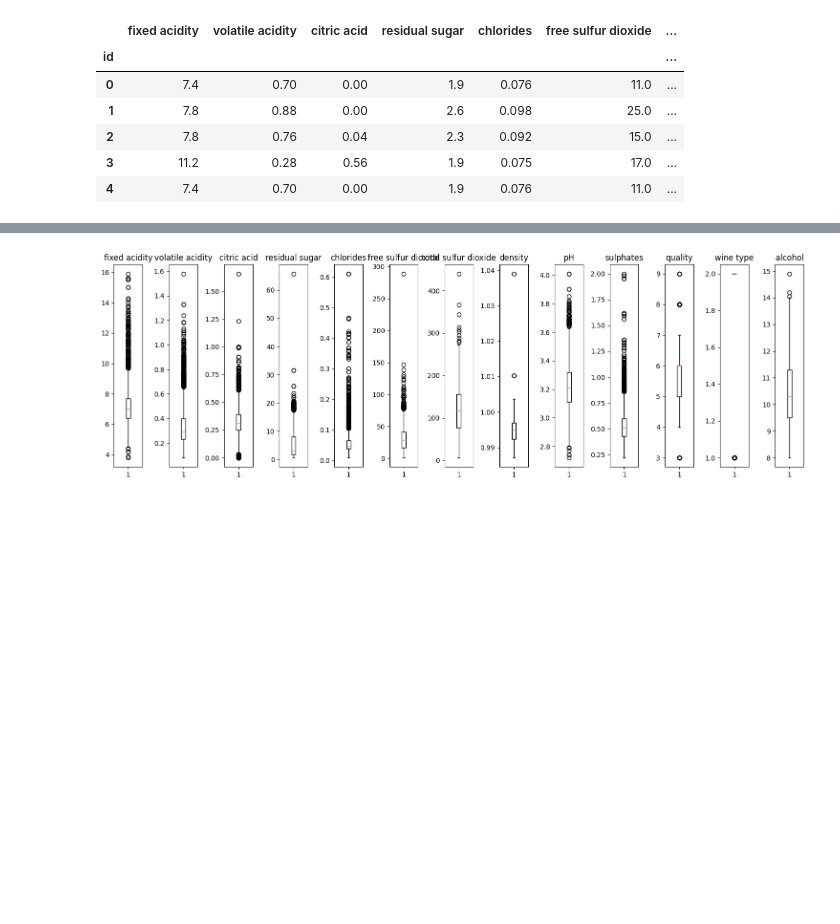
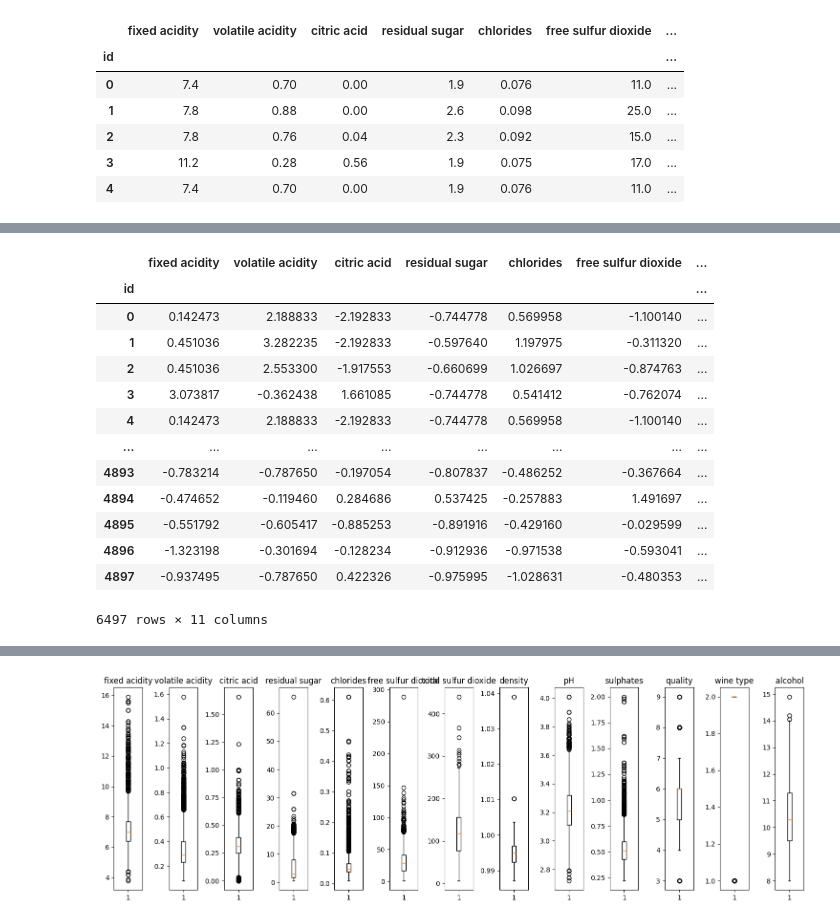
Before and after one commit to Alf-caput/LAB04_Regresion_y_agrupamiento, a Jupyter notebook: LAB04 Regresion_y_agrupamientov2.ipynb, the cells around one changed output, grey strips where cells are left out. Saved outputs shown, nothing was run; the diff lists cells and outputs as text; code cells hidden in the pictures; blank space fills up the shorter version.

Commit message:
scaled numeric

```diff
--- a/LAB04 Regresion_y_agrupamientov2.ipynb
+++ b/LAB04 Regresion_y_agrupamientov2.ipynb
@@ -205,0 +146,6 @@ ModuleNotFoundError: No module named 'sklearn'
+# %%
+from sklearn.preprocessing import StandardScaler
+scaler = StandardScaler()
+numeric_vars = df.select_dtypes(exclude='category').columns
+df[numeric_vars] = scaler.fit_transform(df[numeric_vars])
+df.head()
@@ -205,0 +160,36 @@ ModuleNotFoundError: No module named 'sklearn'
+# %%
+from sklearn.preprocessing import StandardScaler
+from sklearn.cluster import AgglomerativeClustering
+from sklearn.compose import ColumnTransformer
+from sklearn.pipeline import Pipeline
+from sklearn.preprocessing import OneHotEncoder
+
+numeric_vars = df.select_dtypes(exclude='category')
+numeric_vars.head()
+
+numeric_transformer = Pipeline(steps=[
+    ('scaler', StandardScaler())
+])
+
+# categorical_transformer = Pipeline(steps=[
+#     ('encoder', OneHotEncoder())
+# ])
+
+# preprocessor = ColumnTransformer(
+#     transformers=[
+#         ('num', numeric_transformer, numeric_vars.columns),
+#         # ('cat', categorical_transformer, categorical_features)
+#     ])
+
+numeric_transformer.fit(numeric_vars)
+
+# Transforma tus datos
+X_transformed = numeric_transformer.transform(numeric_vars)
+X_transformed
+# # Combinar las matrices de distancia
+# combined_distance_matrix = ...  # Calcula la matriz de distancia combinada
+
+# # Clustering aglomerativo
+# n_clusters = 3  # Número de clústeres deseado
+# clustering = AgglomerativeClustering(n_clusters=n_clusters, metric='precomputed', linkage='average')
+# labels = clustering.fit_predict(combined_distance_matrix)
@@ -205,0 +210,17 @@ ModuleNotFoundError: No module named 'sklearn'
+# %%
+pd.DataFrame(X_transformed, index=numeric_vars.index, columns=numeric_vars.columns)
+# %% [output]
+|  | fixed acidity | volatile acidity | citric acid | residual sugar | chlorides | free sulfur dioxide | ... |
+| id |  |  |  |  |  |  | ... |
+| 0 | 0.142473 | 2.188833 | -2.192833 | -0.744778 | 0.569958 | -1.100140 | ... |
+| 1 | 0.451036 | 3.282235 | -2.192833 | -0.597640 | 1.197975 | -0.311320 | ... |
+| 2 | 0.451036 | 2.553300 | -1.917553 | -0.660699 | 1.026697 | -0.874763 | ... |
+| 3 | 3.073817 | -0.362438 | 1.661085 | -0.744778 | 0.541412 | -0.762074 | ... |
+| 4 | 0.142473 | 2.188833 | -2.192833 | -0.744778 | 0.569958 | -1.100140 | ... |
+| ... | ... | ... | ... | ... | ... | ... | ... |
+| 4893 | -0.783214 | -0.787650 | -0.197054 | -0.807837 | -0.486252 | -0.367664 | ... |
+| 4894 | -0.474652 | -0.119460 | 0.284686 | 0.537425 | -0.257883 | 1.491697 | ... |
+| 4895 | -0.551792 | -0.605417 | -0.885253 | -0.891916 | -0.429160 | -0.029599 | ... |
+| 4896 | -1.323198 | -0.301694 | -0.128234 | -0.912936 | -0.971538 | -0.593041 | ... |
+| 4897 | -0.937495 | -0.787650 | 0.422326 | -0.975995 | -1.028631 | -0.480353 | ... |
+6497 rows × 11 columns
```
Also changed, not shown: parts of 7 cells of this notebook, 1 other file.
